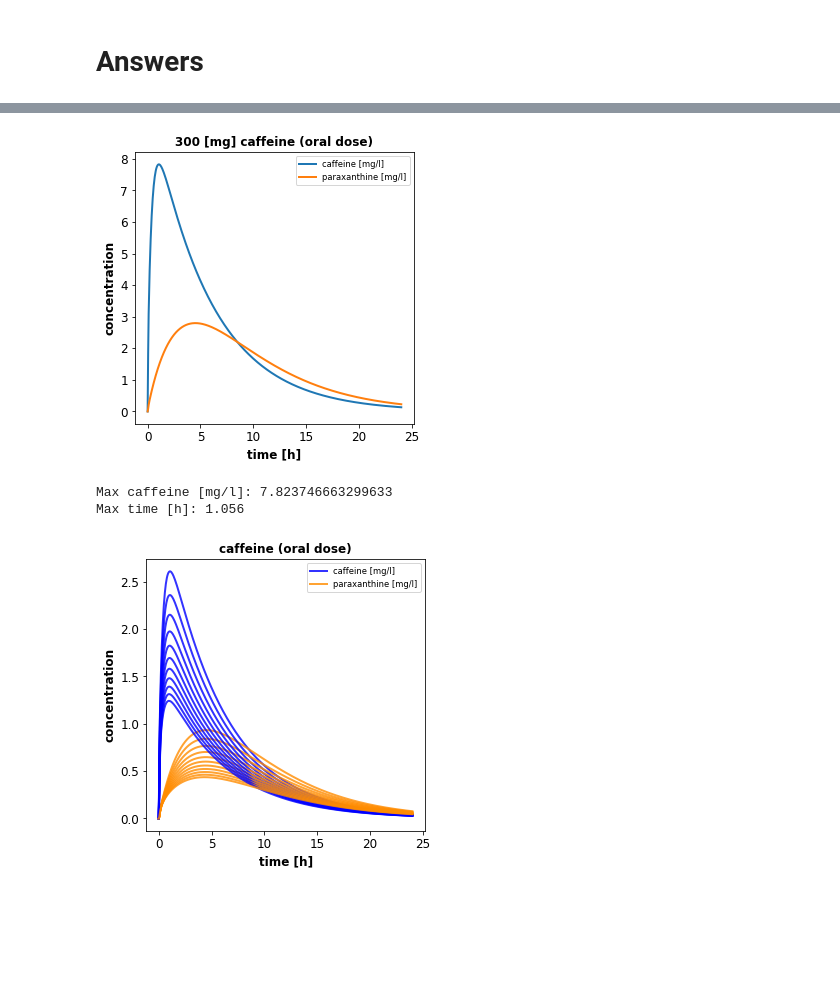
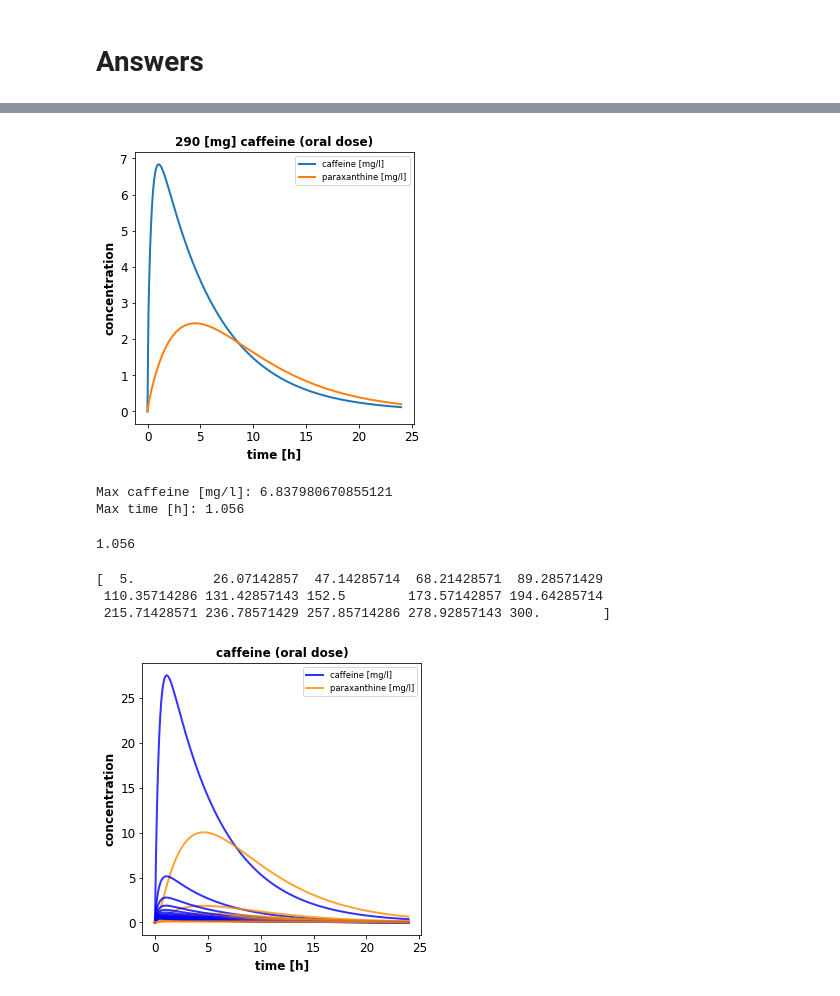
Before and after one commit to matthiaskoenig/pkpd-course, a Jupyter notebook: notebooks/pkpd-answers.ipynb, the cells around one changed output, grey strips where cells are left out. Saved outputs shown, nothing was run; the diff lists cells and outputs as text; code cells hidden in the pictures; blank space fills up the shorter version.

```diff
--- a/notebooks/pkpd-answers.ipynb
+++ b/notebooks/pkpd-answers.ipynb
@@ -39,9 +39,9 @@ The oral dose is defined in the model via parameter `r['init(PODOSE_caf)'] = 100
 r.reset(roadrunner.SelectionRecord.ALL)
 
 # drinking a monster energy drink
-dose = 300  # [mg]
+dose = 290 # [mg]
 r['init(PODOSE_caf)'] = dose  # [mg]
-r['init(BW)'] = 50
+r['init(BW)'] = 55  # [kg]
 
 # simulate the model for 24[h]
 s = simulate(r, start=0, end=24, steps=500)
@@ -57,9 +57,14 @@ ax1.legend()
 plt.show()
 
 # find the maximal values
-print("Max caffeine [mg/l]:", s.Cve_caf.max())
-print("Max time [h]:", s.time[s.Cve_caf.idxmax()])
+# print("Max caffeine [mg/l]:", s.Cve_caf.max())
+# print("Max time [h]:", s.time[s.Cve_caf.idxmax()])
 # %% [output]
-[figure, old version]
+[figure, new version]
-Max caffeine [mg/l]: 7.823746663299633
-Max time [h]: 1.056
+# %%
+# find the maximal values (using pandas Series)
+print("Max caffeine [mg/l]:", s.Cve_caf.max())
+print("Max time [h]:", s.time[s.Cve_caf.idxmax()])
+# %% [output]
+Max caffeine [mg/l]: 6.837980670855121
+Max time [h]: 1.056
@@ -66,37 +75,47 @@ Max time [h]: 1.056
+# %%
+caf_max = np.amax(caf_vec)
+np.where(caf_vec == caf_max)
+time_vec[22]
+# %% [output]
+1.056
 # %%
 # dosing per bodyweight
-bodyweights = np.linspace(50, 100, num=11)
+bodyweights = np.linspace(5, 300, num=15)
+print(bodyweights)
 results = []
 
 for bodyweight in bodyweights:
     # reset model to initial state
     r.reset(roadrunner.SelectionRecord.ALL)
 
     # set the bodyweight
     r['init(PODOSE_caf)'] = 100 # [mg]
     r['init(BW)'] = bodyweight  # [kg]
 
     # simulate the model for 24[h]
     s = simulate(r, start=0, end=24, steps=500)
     results.append(s)
 
 # plot venous caffeine & paraxanthine against time
 f1, ax1 = plt.subplots(1, 1, figsize=(5, 5))
 for k, s in enumerate(results):
     if k == 1:
         label = "caffeine [mg/l]"
     else:
         label = "__nolabel__"
     ax1.plot(s.time, s.Cve_caf, linewidth=2, color="blue", label=label, alpha=0.8)
     if k == 1:
         label = "paraxanthine [mg/l]"
     else:
         label = "__nolabel__"
     ax1.plot(s.time, s.Cve_px, linewidth=2, color="darkorange", label=label, alpha=0.8)
 ax1.set_title('caffeine (oral dose)')
 ax1.set_ylabel('concentration')
 ax1.set_xlabel('time [h]')
 ax1.legend()
 plt.show()
 # %% [output]
+[  5.          26.07142857  47.14285714  68.21428571  89.28571429
+ 110.35714286 131.42857143 152.5        173.57142857 194.64285714
+ 215.71428571 236.78571429 257.85714286 278.92857143 300.        ]
-[figure, old version]
+[figure, new version]
```
Also changed, not shown: parts of 6 cells of this notebook, 1 other file.
